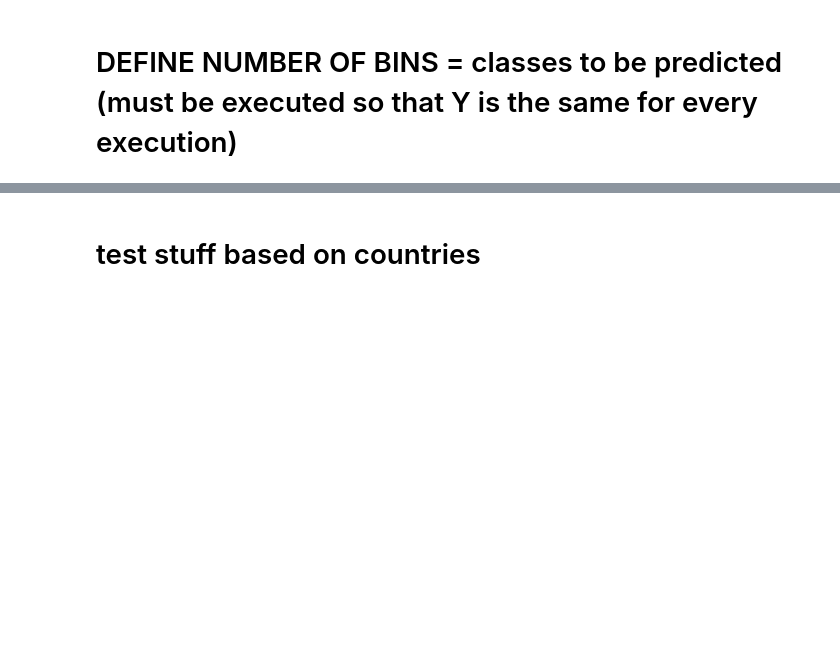
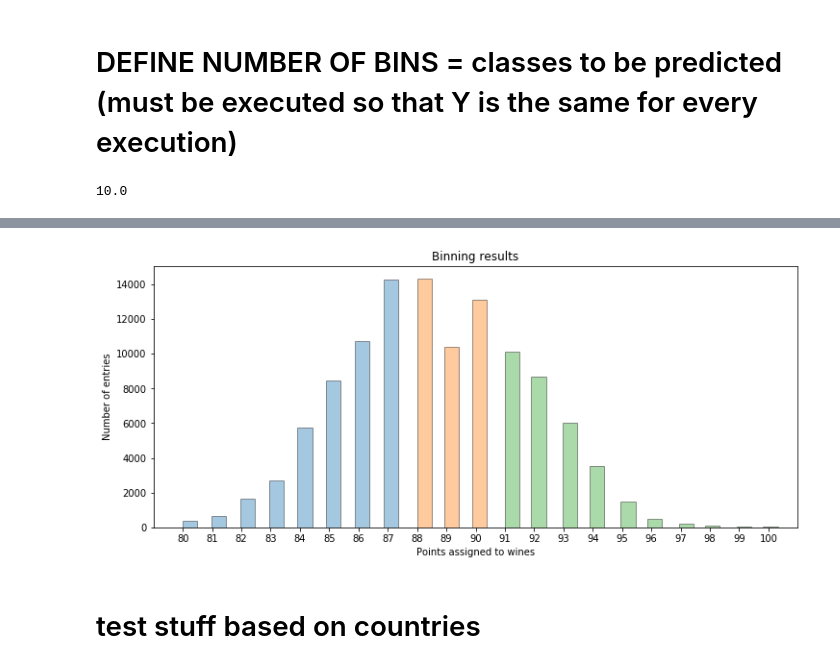
Before and after one commit to Gneur11/bdaFinalMIo, a Jupyter notebook: ClassifierAnalysis.ipynb, the cells around one changed output, grey strips where cells are left out. Cells and saved outputs as stored; diff of their text form; code cells hidden in the pictures; blank space fills up the shorter version.

```diff
--- a/ClassifierAnalysis.ipynb
+++ b/ClassifierAnalysis.ipynb
@@ -166,4 +212,31 @@ nbins  = 3
 labels=["low","medium","high"]
 Y,bins = pd.qcut(Y,nbins,labels=labels,retbins=True)   #uses quartiles and statistic stuff
 values = Y.tolist()
-bins
+
+#plot the binning result
+fig, ax = plt.subplots(figsize = (12, 5))
+for i in range(1,len(bins)-1):
+
+    if i == 1:
+        a = wine_base[wine_base["points"] <= bins[i]]
+        n =  bins[i]-80
+        sns.distplot(a["points"],hist_kws={"width": 0.5,'edgecolor':'black'},kde=False)
+        g =+n
+    if i == len(bins)-1:
+        a = wine_base[wine_base["points"] > bins[i]]
+        n = 100 - bins[i]
+        sns.distplot(a["points"],hist_kws={"width": 0.5,'edgecolor':'black'},kde=False)
+        g =+ n
+    else:
+        n = bins[i+1] - bins[i]
+        g =+n
+        a = wine_base[(wine_base["points"] > bins[i]) & (wine_base["points"] <= bins[i+1])]
+        sns.distplot(a["points"],hist_kws={"width": 0.5,'edgecolor':'black'},kde=False)
+ax.set(xticks=wine_base["points"].unique())
+plt.ylabel("Number of entries")
+plt.xlabel("Points assigned to wines")
+plt.title("Binning results")
+print(g)
+sns
+# %% [output]
+10.0
@@ -169,0 +244 @@ bins
+[figure, added]
```
Also changed, not shown: parts of 63 cells of this notebook.
